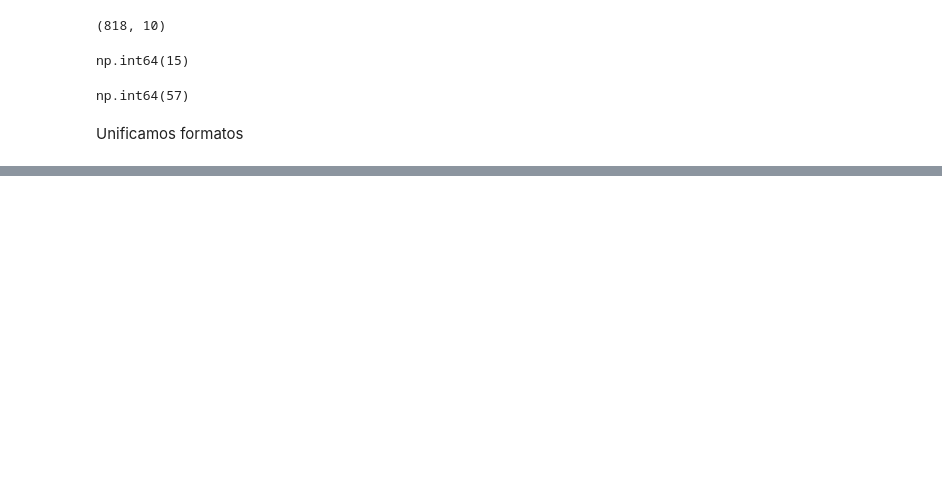
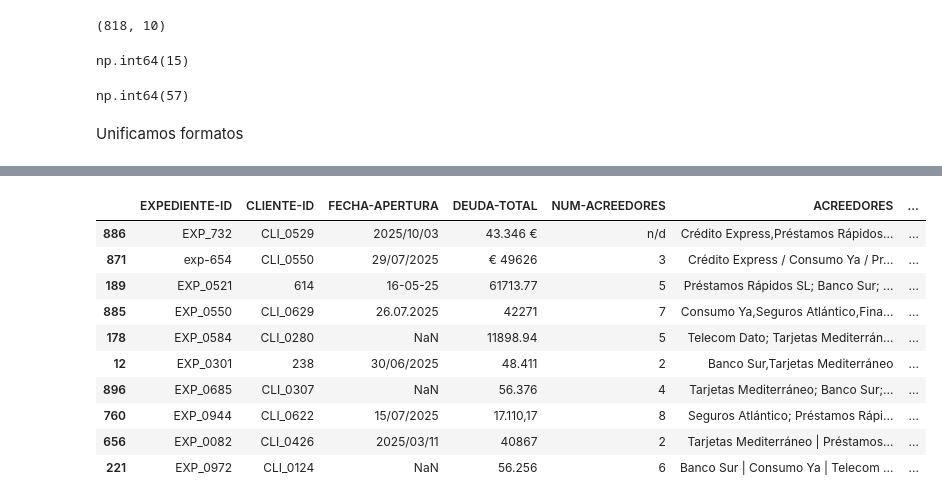
Before and after one commit to MATC-90/pipeline-deudas, a Jupyter notebook: jupyter/EDA.ipynb, the cells around one changed output, grey strips where cells are left out. Cells and saved outputs as stored; diff of their text form; code cells hidden in the pictures; blank space fills up the shorter version.

```diff
--- a/jupyter/EDA.ipynb
+++ b/jupyter/EDA.ipynb
@@ -251,0 +533,14 @@ df_cl.sample(10)
+# %%
+df_expedientes_raw.sample(10)
+# %% [output]
+|  | EXPEDIENTE-ID | CLIENTE-ID | FECHA-APERTURA | DEUDA-TOTAL | NUM-ACREEDORES | ACREEDORES | ... |
+| 886 | EXP_732 | CLI_0529 | 2025/10/03 | 43.346 € | n/d | Crédito Express,Préstamos Rápidos... | ... |
+| 871 | exp-654 | CLI_0550 | 29/07/2025 | € 49626 | 3 | Crédito Express / Consumo Ya / Pr... | ... |
+| 189 | EXP_0521 | 614 | 16-05-25 | 61713.77 | 5 | Préstamos Rápidos SL; Banco Sur; ... | ... |
+| 885 | EXP_0550 | CLI_0629 | 26.07.2025 | 42271 | 7 | Consumo Ya,Seguros Atlántico,Fina... | ... |
+| 178 | EXP_0584 | CLI_0280 | NaN | 11898.94 | 5 | Telecom Dato; Tarjetas Mediterrán... | ... |
+| 12 | EXP_0301 | 238 | 30/06/2025 | 48.411 | 2 | Banco Sur,Tarjetas Mediterráneo | ... |
+| 896 | EXP_0685 | CLI_0307 | NaN | 56.376 | 4 | Tarjetas Mediterráneo; Banco Sur;... | ... |
+| 760 | EXP_0944 | CLI_0622 | 15/07/2025 | 17.110,17 | 8 | Seguros Atlántico; Préstamos Rápi... | ... |
+| 656 | EXP_0082 | CLI_0426 | 2025/03/11 | 40867 | 2 | Tarjetas Mediterráneo | Préstamos... | ... |
+| 221 | EXP_0972 | CLI_0124 | NaN | 56.256 | 6 | Banco Sur | Consumo Ya | Telecom ... | ... |
```
Also changed, not shown: parts of 105 cells of this notebook, 3 other files.
